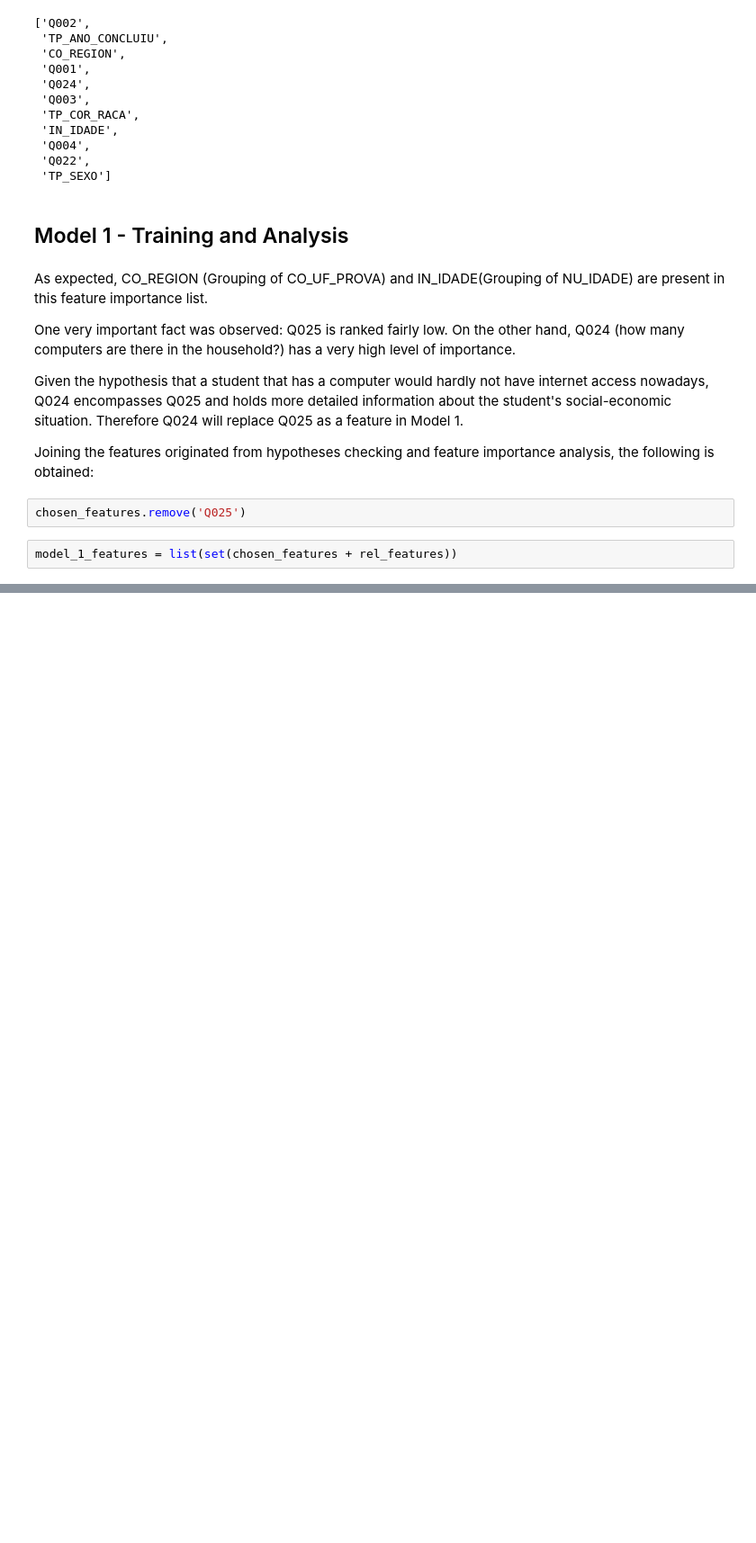
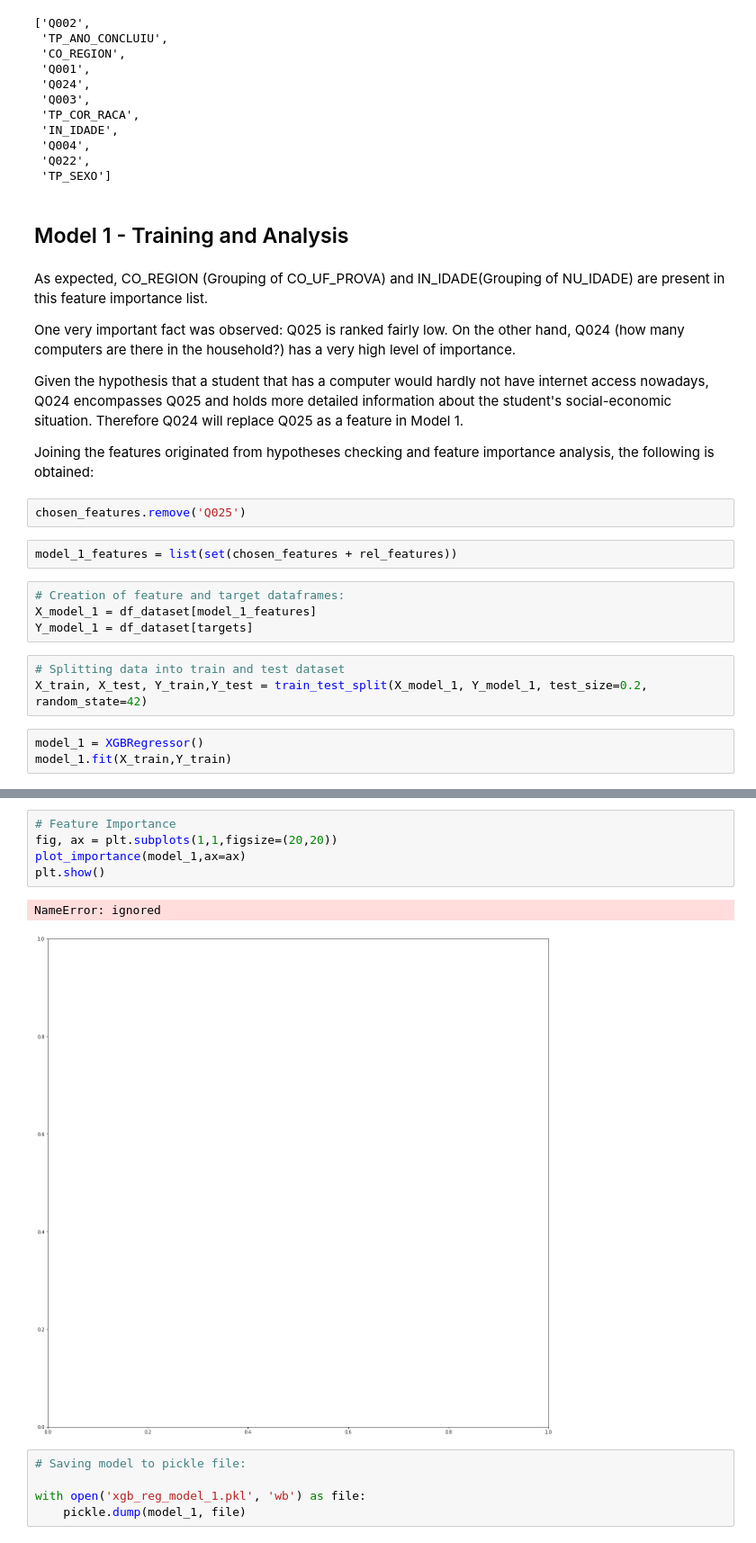
Before and after one commit to higorpr/ENEM_Exploration_Analysis, a Jupyter notebook: ENEM_Exploratory_Analysis_Rev_A.ipynb, the cells around one changed output, grey strips where cells are left out. Shown at 90% size. Saved outputs shown, nothing was run; the diff lists cells and outputs as text; blank space fills up the shorter version.

```diff
--- a/ENEM_Exploratory_Analysis_Rev_A.ipynb
+++ b/ENEM_Exploratory_Analysis_Rev_A.ipynb
@@ -3760,3 +3760,13 @@ Joining the features originated from hypotheses checking and feature importance
 chosen_features.remove('Q025')
 # %%
 model_1_features = list(set(chosen_features + rel_features))
+# %%
+# Creation of feature and target dataframes:
+X_model_1 = df_dataset[model_1_features]
+Y_model_1 = df_dataset[targets]
+# %%
+# Splitting data into train and test dataset
+X_train, X_test, Y_train,Y_test = train_test_split(X_model_1, Y_model_1, test_size=0.2, random_state=42)
+# %%
+model_1 = XGBRegressor()
+model_1.fit(X_train,Y_train)
@@ -3762,0 +3804,13 @@ model_1_features = list(set(chosen_features + rel_features))
+# %%
+# Feature Importance
+fig, ax = plt.subplots(1,1,figsize=(20,20))
+plot_importance(model_1,ax=ax)
+plt.show()
+# %% [output]
+NameError: ignored
+[figure, added]
+# %%
+# Saving model to pickle file:
+
+with open('xgb_reg_model_1.pkl', 'wb') as file:
+    pickle.dump(model_1, file)
```
Also changed, not shown: parts of 5 cells of this notebook.
